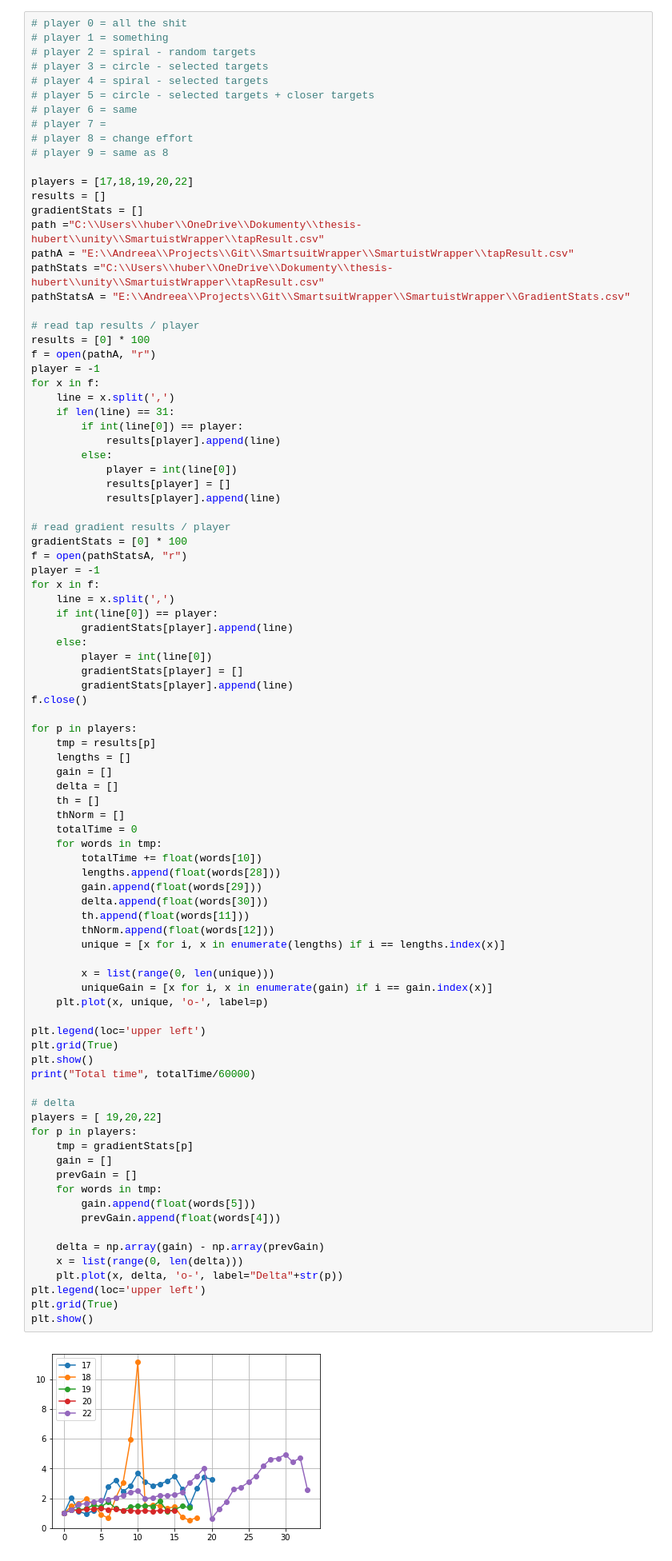
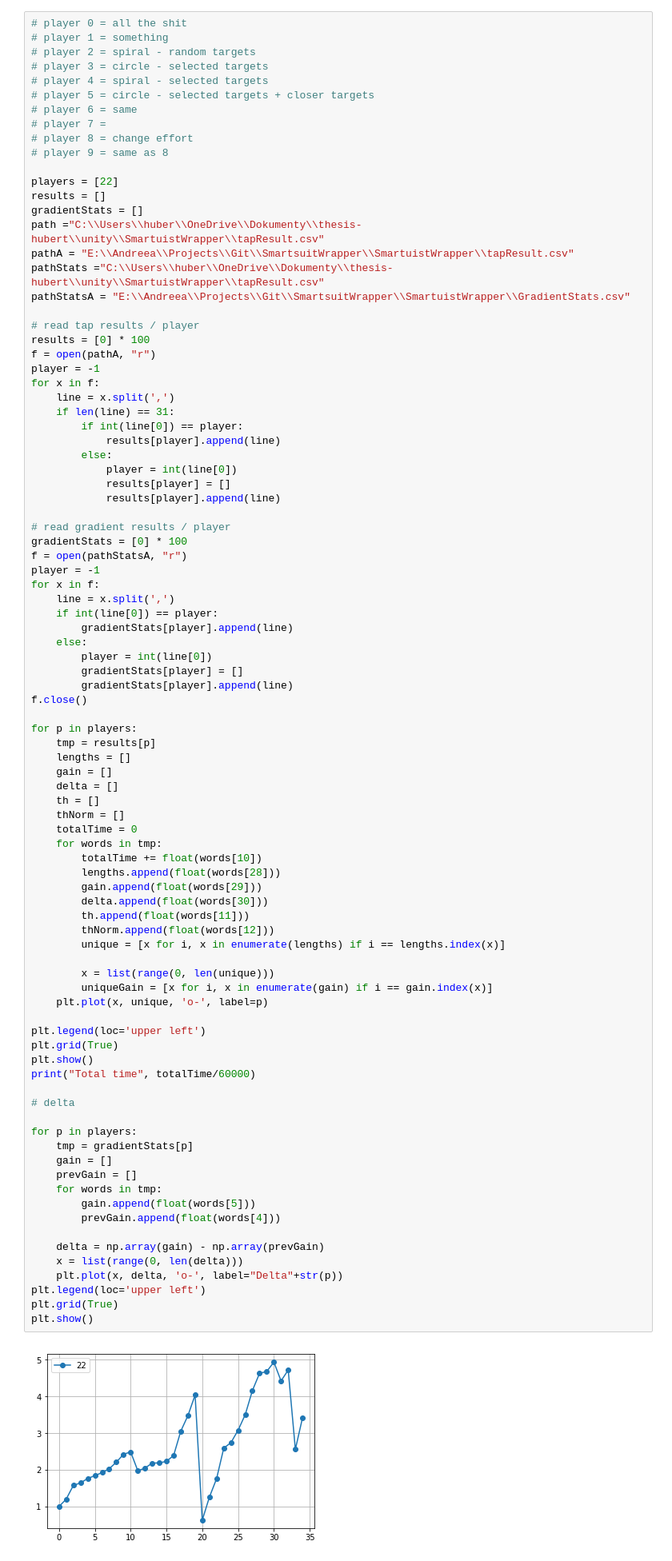
Before and after one commit to AndreeaStefan/SmartuistWrapper, a Jupyter notebook: evaluation/PlotResults.ipynb, the cells around one changed output. Shown: that part at 80% size. Cells and saved outputs as stored; diff of their text form.

```diff
--- a/evaluation/PlotResults.ipynb
+++ b/evaluation/PlotResults.ipynb
@@ -111,7 +111,7 @@ plt.show()
 # player 8 = change effort
 # player 9 = same as 8
 
-players = [17,18,19,20,22]
+players = [22]
 results = []
 gradientStats = []
 path ="C:\\Users\\huber\\OneDrive\\Dokumenty\\thesis-hubert\\unity\\SmartuistWrapper\\tapResult.csv"
@@ -162,32 +162,32 @@ for p in players:
         delta.append(float(words[30]))
         th.append(float(words[11]))
         thNorm.append(float(words[12]))
         unique = [x for i, x in enumerate(lengths) if i == lengths.index(x)]
 
         x = list(range(0, len(unique)))
         uniqueGain = [x for i, x in enumerate(gain) if i == gain.index(x)]
     plt.plot(x, unique, 'o-', label=p)
 
 plt.legend(loc='upper left')
 plt.grid(True)
 plt.show()
 print("Total time", totalTime/60000)
 
 # delta
-players = [ 19,20,22]
+
 for p in players:
     tmp = gradientStats[p]
     gain = []
     prevGain = []
     for words in tmp:
         gain.append(float(words[5]))
         prevGain.append(float(words[4]))
 
     delta = np.array(gain) - np.array(prevGain)
     x = list(range(0, len(delta)))
     plt.plot(x, delta, 'o-', label="Delta"+str(p))
 plt.legend(loc='upper left')
 plt.grid(True)
 plt.show()
 # %% [output]
-[figure, old version]
+[figure, new version]
```
Also changed, not shown: parts of 2 cells of this notebook, 4 other files.
